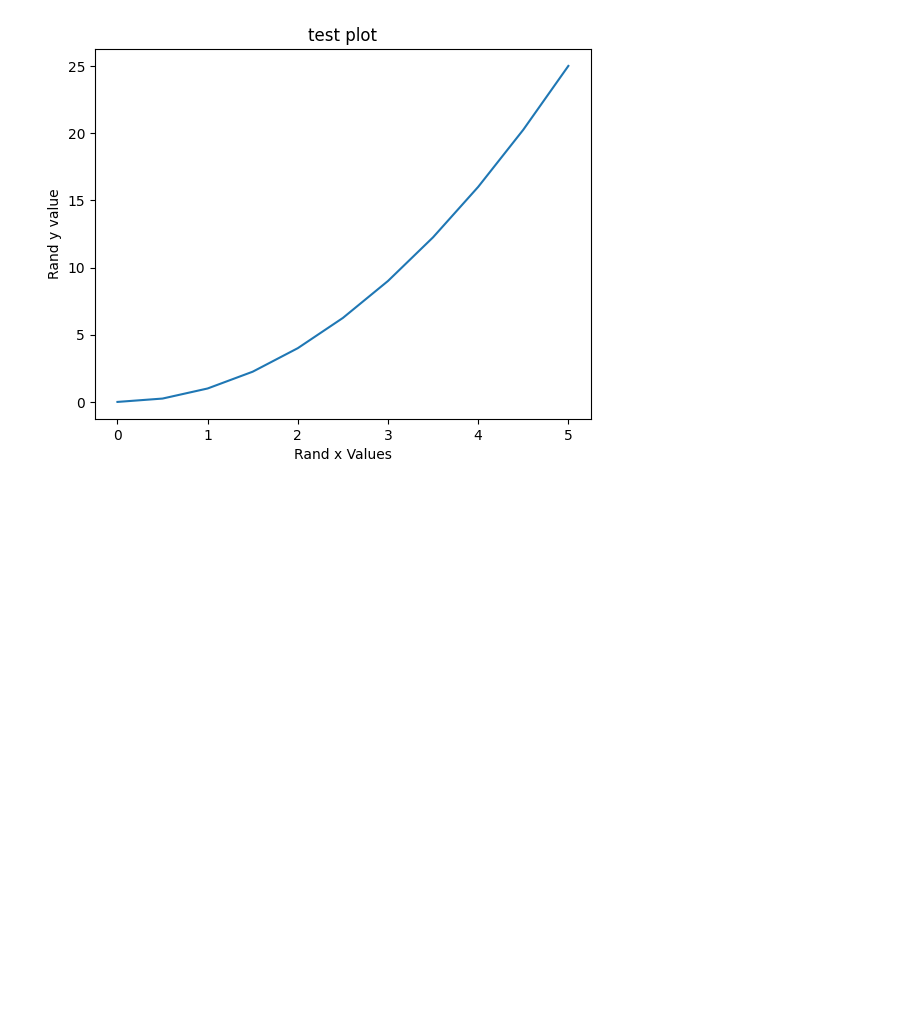
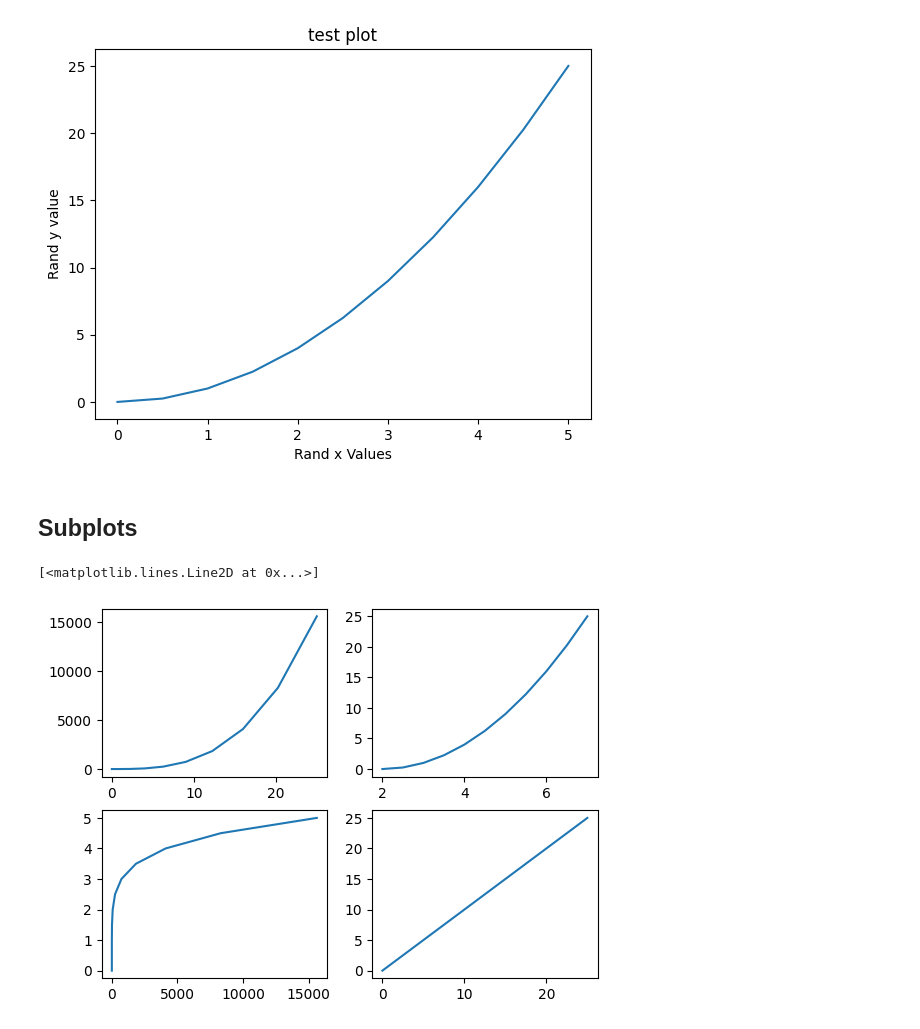
Before and after one commit to afrazk01/Machine-Learning, a Jupyter notebook: data_visualization/plot.ipynb, the cells around one changed output. Drawn from its saved outputs; the diff is of its cells as text; code cells hidden in the pictures; blank space fills up the shorter version.

Commit message:
plots

```diff
--- a/data_visualization/plot.ipynb
+++ b/data_visualization/plot.ipynb
@@ -17,3 +17,17 @@ plt.ylabel("Rand y value")
 # %% [output]
 Text(0, 0.5, 'Rand y value')
 [figure]
+# %% [markdown]
+## Subplots
+# %%
+plt.subplot(2,2,1)
+plt.plot(x**2,y**3)
+plt.subplot(2,2,2)
+plt.plot(x+2,y)
+plt.subplot(2,2,3)
+plt.plot(y**3,x)
+plt.subplot(2,2,4)
+plt.plot(y,x**2)
+# %% [output]
+[<matplotlib.lines.Line2D at 0x...>]
+[figure, added]
```
